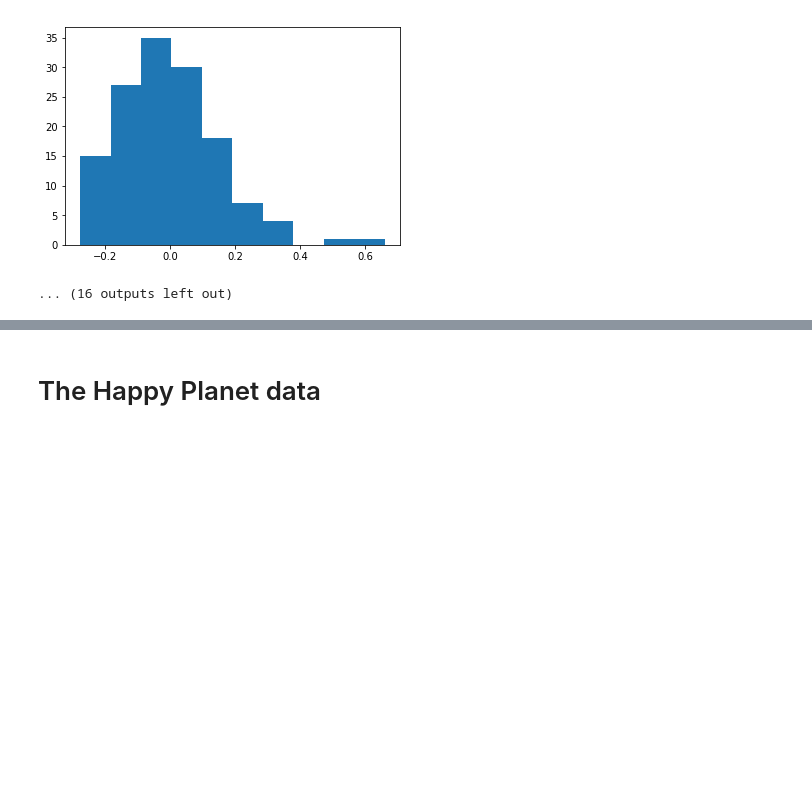
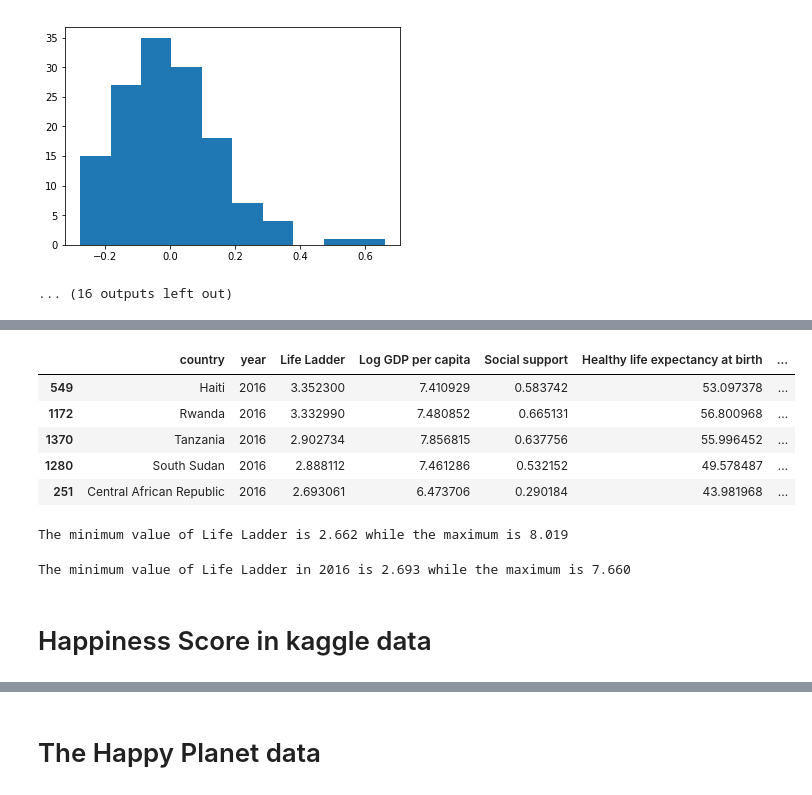
Before and after one commit to angela1C/Programming-for-Data-Analysis-Simulation-Project-2019, a Jupyter notebook: worldhappiness.ipynb, the cells around one changed output, grey strips where cells are left out. Cells and saved outputs as stored; diff of their text form; code cells hidden in the pictures; blank space fills up the shorter version.

```diff
--- a/worldhappiness.ipynb
+++ b/worldhappiness.ipynb
@@ -540,0 +580,19 @@ Name: Generosity, Length: 142, dtype: float64
+# %%
+whr16.sort_values(by='Life Ladder', ascending=False).tail()
+# %% [output]
+|  | country | year | Life Ladder | Log GDP per capita | Social support | Healthy life expectancy at birth | ... |
+| 549 | Haiti | 2016 | 3.352300 | 7.410929 | 0.583742 | 53.097378 | ... |
+| 1172 | Rwanda | 2016 | 3.332990 | 7.480852 | 0.665131 | 56.800968 | ... |
+| 1370 | Tanzania | 2016 | 2.902734 | 7.856815 | 0.637756 | 55.996452 | ... |
+| 1280 | South Sudan | 2016 | 2.888112 | 7.461286 | 0.532152 | 49.578487 | ... |
+| 251 | Central African Republic | 2016 | 2.693061 | 6.473706 | 0.290184 | 43.981968 | ... |
+# %%
+print(f"The minimum value of Life Ladder is {whr['Life Ladder'].min():.3f} while the maximum is {whr['Life Ladder'].max():.3f}")
+# %% [output]
+The minimum value of Life Ladder is 2.662 while the maximum is 8.019
+# %%
+print(f"The minimum value of Life Ladder in 2016 is {whr16['Life Ladder'].min():.3f} while the maximum is {whr16['Life Ladder'].max():.3f}")
+# %% [output]
+The minimum value of Life Ladder in 2016 is 2.693 while the maximum is 7.660
+# %% [markdown]
+# Happiness Score in kaggle data
```
Also changed, not shown: parts of 21 cells of this notebook, 4 other files.
